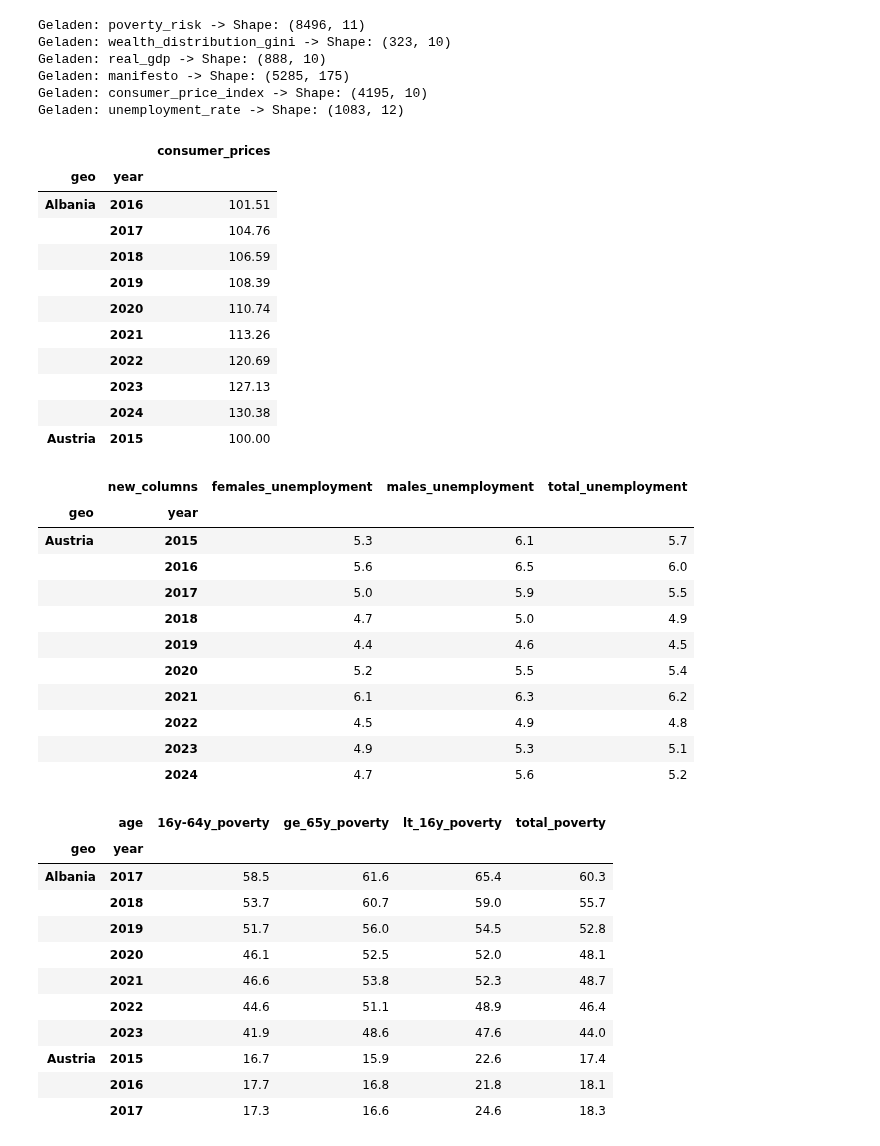
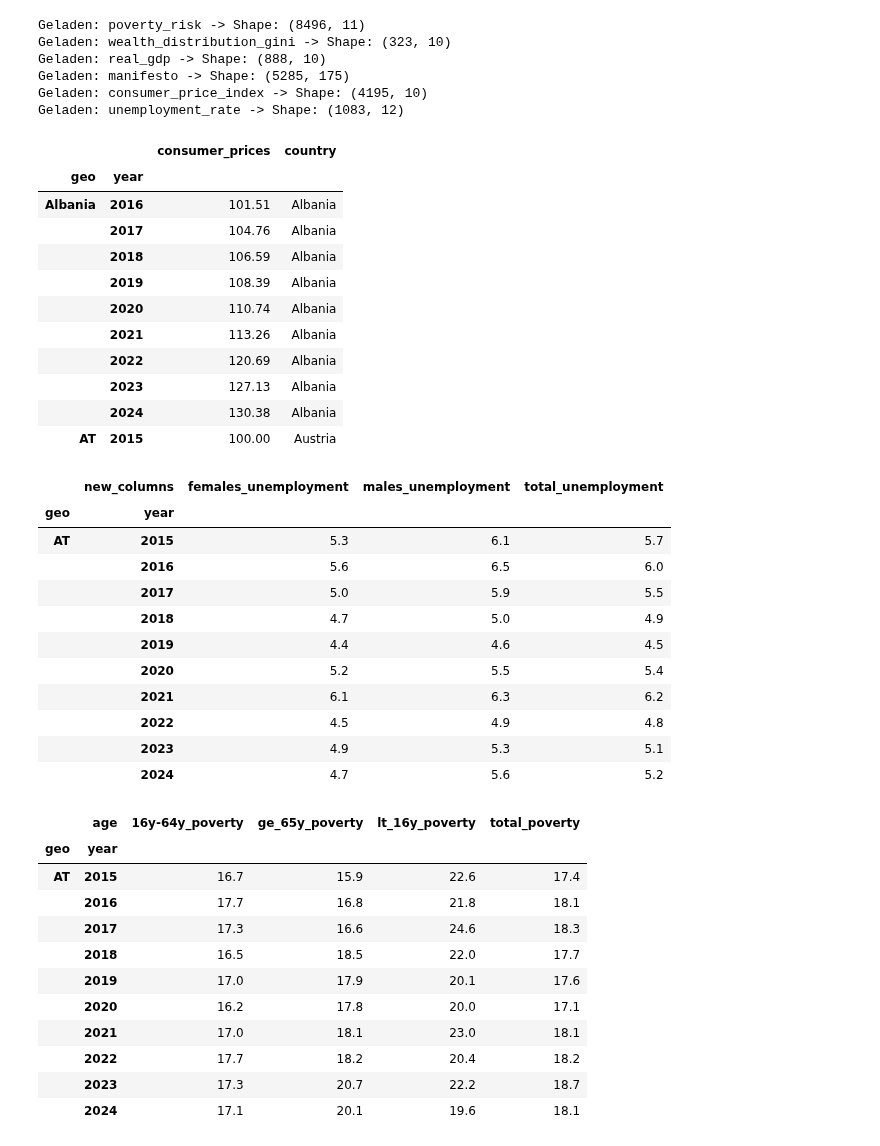
Before and after one commit to StefanSick/exdex_project, a Jupyter notebook: src/preprocessing.ipynb, the cells around one changed output. Drawn from its saved outputs; the diff is of its cells as text; code cells hidden in the pictures.

```diff
--- a/src/preprocessing.ipynb
+++ b/src/preprocessing.ipynb
@@ -44,24 +74,26 @@ df_prices = data_frames["consumer_price_index"][PRICES_COLUMNS]
 df_prices = (
     df_prices
     .rename(columns={"OBS_VALUE": "consumer_prices"})
+    .assign(country=lambda x: x["geo"])
+    .assign(geo=lambda x: x["country"].map(eu_country_abbreviations).fillna(x["country"]))
     .assign(year = lambda x: pd.to_numeric(x["TIME_PERIOD"], errors='coerce').astype("Int64"))
     .drop(columns=["TIME_PERIOD"])
     .set_index(["geo", "year"])
 )
 df_prices.head(10)
 # %% [output]
-|  |  | consumer_prices |
-| geo | year |  |
-| Albania | 2016 | 101.51 |
-|  | 2017 | 104.76 |
-|  | 2018 | 106.59 |
-|  | 2019 | 108.39 |
-|  | 2020 | 110.74 |
-|  | 2021 | 113.26 |
-|  | 2022 | 120.69 |
-|  | 2023 | 127.13 |
-|  | 2024 | 130.38 |
-| Austria | 2015 | 100.00 |
+|  |  | consumer_prices | country |
+| geo | year |  |  |
+| Albania | 2016 | 101.51 | Albania |
+|  | 2017 | 104.76 | Albania |
+|  | 2018 | 106.59 | Albania |
+|  | 2019 | 108.39 | Albania |
+|  | 2020 | 110.74 | Albania |
+|  | 2021 | 113.26 | Albania |
+|  | 2022 | 120.69 | Albania |
+|  | 2023 | 127.13 | Albania |
+|  | 2024 | 130.38 | Albania |
+| AT | 2015 | 100.00 | Austria |
 # %%
 UNEMPLOYMENT_COLUMNS = ["geo", "TIME_PERIOD", "age", "sex", "OBS_VALUE"]
 df_unemployment = data_frames["unemployment_rate"][UNEMPLOYMENT_COLUMNS]
@@ -72,7 +104,9 @@ sex_mapping = {
 df_unemployment = (
     df_unemployment
     .rename(columns={"OBS_VALUE": "unemployment_rate"})
-   .assign(year = lambda x: pd.to_numeric(x["TIME_PERIOD"], errors='coerce').astype("Int64"))
+    .assign(country=lambda x: x["geo"])
+    .assign(geo=lambda x: x["country"].map(eu_country_abbreviations).fillna(x["country"]))
+    .assign(year = lambda x: pd.to_numeric(x["TIME_PERIOD"], errors='coerce').astype("Int64"))
     .assign(age = lambda x: x['age'].replace(sex_mapping))
     .drop(columns=["TIME_PERIOD"])
 )
@@ -89,7 +123,7 @@ df_unemployment_pivot.head(10)
 # %% [output]
 |  | new_columns | females_unemployment | males_unemployment | total_unemployment |
 | geo | year |  |  |  |
-| Austria | 2015 | 5.3 | 6.1 | 5.7 |
+| AT | 2015 | 5.3 | 6.1 | 5.7 |
 |  | 2016 | 5.6 | 6.5 | 6.0 |
 |  | 2017 | 5.0 | 5.9 | 5.5 |
 |  | 2018 | 4.7 | 5.0 | 4.9 |
@@ -100,41 +134,42 @@ df_unemployment_pivot.head(10)
 |  | 2023 | 4.9 | 5.3 | 5.1 |
 |  | 2024 | 4.7 | 5.6 | 5.2 |
 # %%
-
 df_poverty = data_frames["poverty_risk"]
 age_mapping = {
     "Less than 16 years": "LT_16Y",
     "From 16 to 64 years": "16Y-64Y",
     "65 years or over": "GE_65Y"}
 
 df_poverty = (
     df_poverty
     .rename(columns={"OBS_VALUE": "poverty_rate"})
+    .assign(country=lambda x: x["geo"])
+    .assign(geo=lambda x: x["country"].map(eu_country_abbreviations).fillna(x["country"]))
     .assign(year = lambda x: pd.to_numeric(x["TIME_PERIOD"], errors='coerce').astype("Int64"))
     .assign(age = lambda x: x['age'].replace(age_mapping))
     .drop(columns=["TIME_PERIOD"])
 )
 df_poverty['age'] = df_poverty['age'].str.lower() + "_poverty"
 df_poverty_pivot =  df_poverty.pivot_table(
     index=['geo', "year"],
     columns='age',
     values='poverty_rate',
     aggfunc='first'
 )
 df_poverty_pivot.head(10)
 # %% [output]
 |  | age | 16y-64y_poverty | ge_65y_poverty | lt_16y_poverty | total_poverty |
 | geo | year |  |  |  |  |
-| Albania | 2017 | 58.5 | 61.6 | 65.4 | 60.3 |
-|  | 2018 | 53.7 | 60.7 | 59.0 | 55.7 |
-|  | 2019 | 51.7 | 56.0 | 54.5 | 52.8 |
-|  | 2020 | 46.1 | 52.5 | 52.0 | 48.1 |
-|  | 2021 | 46.6 | 53.8 | 52.3 | 48.7 |
-|  | 2022 | 44.6 | 51.1 | 48.9 | 46.4 |
-|  | 2023 | 41.9 | 48.6 | 47.6 | 44.0 |
-| Austria | 2015 | 16.7 | 15.9 | 22.6 | 17.4 |
+| AT | 2015 | 16.7 | 15.9 | 22.6 | 17.4 |
 |  | 2016 | 17.7 | 16.8 | 21.8 | 18.1 |
 |  | 2017 | 17.3 | 16.6 | 24.6 | 18.3 |
+|  | 2018 | 16.5 | 18.5 | 22.0 | 17.7 |
+|  | 2019 | 17.0 | 17.9 | 20.1 | 17.6 |
+|  | 2020 | 16.2 | 17.8 | 20.0 | 17.1 |
+|  | 2021 | 17.0 | 18.1 | 23.0 | 18.1 |
+|  | 2022 | 17.7 | 18.2 | 20.4 | 18.2 |
+|  | 2023 | 17.3 | 20.7 | 22.2 | 18.7 |
+|  | 2024 | 17.1 | 20.1 | 19.6 | 18.1 |
 # %%
 GDP_COLUMNS = ["geo", "TIME_PERIOD", "OBS_VALUE"]
 df_gdp = data_frames["real_gdp"][GDP_COLUMNS]
```
Also changed, not shown: parts of 7 cells of this notebook.
